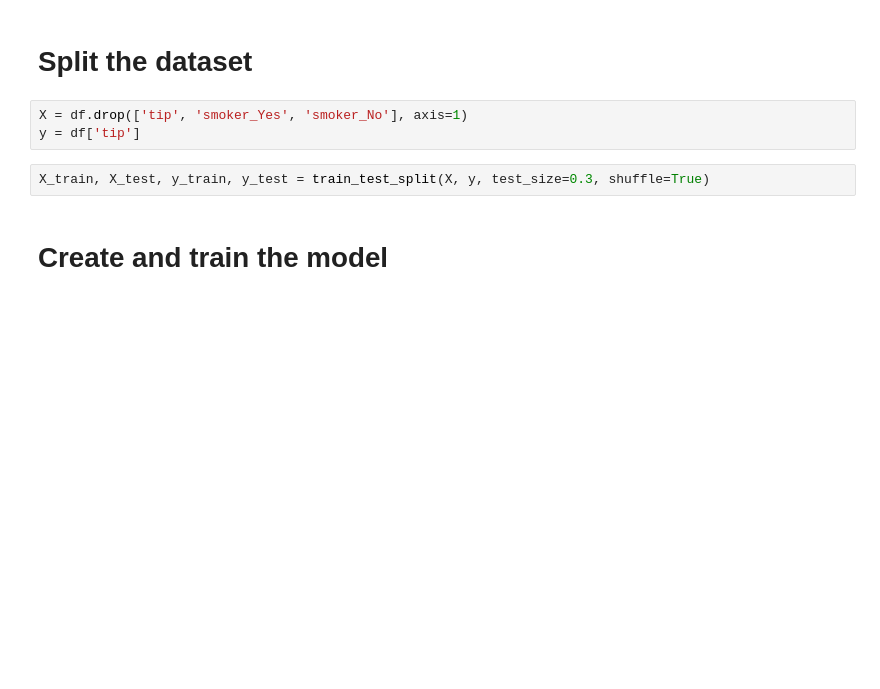
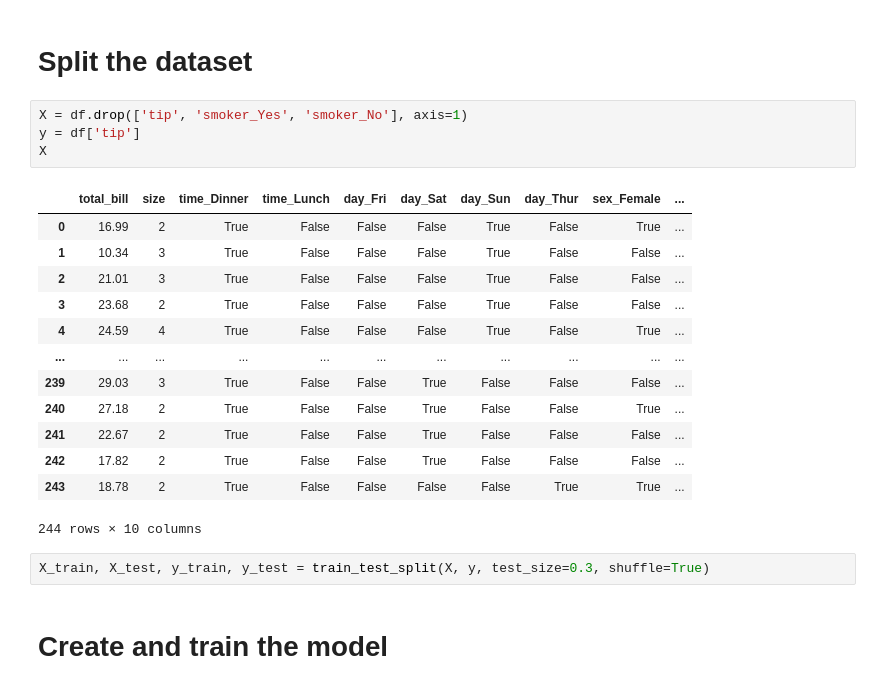
Before and after one commit to 2026-fall-machine-learning/ml-for-absolute-beginners, a Jupyter notebook: Linear Regression.ipynb, the cells around one changed output. Drawn from its saved outputs; the diff is of its cells as text; blank space fills up the shorter version.

```diff
--- a/Linear Regression.ipynb
+++ b/Linear Regression.ipynb
@@ -105,6 +160,21 @@ df_corr
 # %%
 X = df.drop(['tip', 'smoker_Yes', 'smoker_No'], axis=1)
 y = df['tip']
+X
+# %% [output]
+|  | total_bill | size | time_Dinner | time_Lunch | day_Fri | day_Sat | day_Sun | day_Thur | sex_Female | ... |
+| 0 | 16.99 | 2 | True | False | False | False | True | False | True | ... |
+| 1 | 10.34 | 3 | True | False | False | False | True | False | False | ... |
+| 2 | 21.01 | 3 | True | False | False | False | True | False | False | ... |
+| 3 | 23.68 | 2 | True | False | False | False | True | False | False | ... |
+| 4 | 24.59 | 4 | True | False | False | False | True | False | True | ... |
+| ... | ... | ... | ... | ... | ... | ... | ... | ... | ... | ... |
+| 239 | 29.03 | 3 | True | False | False | True | False | False | False | ... |
+| 240 | 27.18 | 2 | True | False | False | True | False | False | True | ... |
+| 241 | 22.67 | 2 | True | False | False | True | False | False | False | ... |
+| 242 | 17.82 | 2 | True | False | False | True | False | False | False | ... |
+| 243 | 18.78 | 2 | True | False | False | False | False | True | True | ... |
+244 rows × 10 columns
 # %%
 X_train, X_test, y_train, y_test = train_test_split(X, y, test_size=0.3, shuffle=True)
 # %% [markdown]
```
Also changed, not shown: parts of 12 cells of this notebook.
